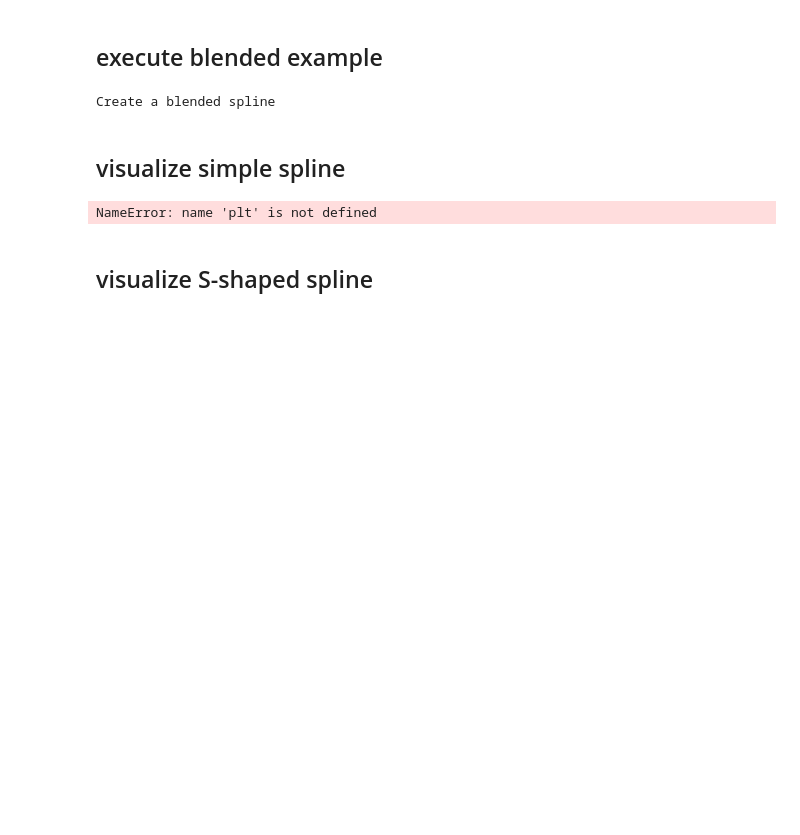
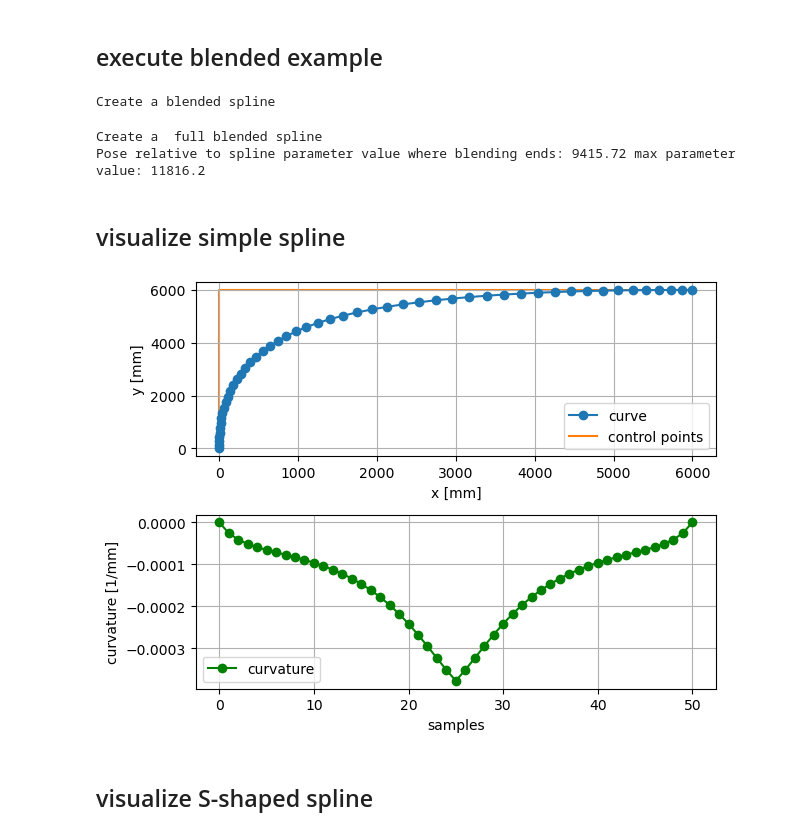
Before and after one commit to TinoKruegerBasjmeleh/rack-spline-lib, a Jupyter notebook: examples/TestVisual_examples.ipynb, the cells around one changed output. Cells and saved outputs as stored; diff of their text form; code cells hidden in the pictures; blank space fills up the shorter version.

```diff
--- a/examples/TestVisual_examples.ipynb
+++ b/examples/TestVisual_examples.ipynb
@@ -63,41 +63,52 @@ else :
     print("No file found, please build files before!")
 # %% [output]
 Create a blended spline
+# %%
+path_bs = './create_blended_full'
+
+isFile = os.path.isfile(path_bs)
+if(isFile):
+    os.system(path_bs)
+else :
+    print("No file found, please build files before!")
+# %% [output]
+Create a  full blended spline
+Pose relative to spline parameter value where blending ends: 9415.72 max parameter value: 11816.2
 # %% [markdown]
 ## visualize simple spline
 # %%
 path_f_sp = './curve_points.txt'
 path_f_cp = './controlpoints.txt'
 
 fig, (ax1, ax2) = plt.subplots(nrows=2,ncols=1)
 
 isFile = os.path.isfile(path_f_sp)
 if(isFile):
 
     #read text files
-    x, y, curve = np.loadtxt(path_f_sp,unpack=True)
+    x, y, angle = np.loadtxt(path_f_sp,unpack=True)
     xc, yc = np.loadtxt(path_f_cp,unpack=True)
     #make point plot
     ax1.plot(x, y, 'o-', label="curve",  zorder=2)
     ax1.plot(xc, yc, label="control points",  zorder=1)
     ax1.set_xlabel('x [mm]')
     ax1.set_ylabel('y [mm]')
     ax1.legend()
     ax1.grid()
 
     #read text files
     num, cuv = np.loadtxt("curvature.txt", unpack=True)
     #make curvature plot
     ax2.plot(num, cuv, 'o-', label="curvature", color='green')
     ax2.set_xlabel('samples')
     ax2.set_ylabel('curvature [1/mm]')
     ax2.legend()
     ax2.grid()
 
     plt.tight_layout()
     plt.show()
 # %% [output]
-NameError: name 'plt' is not defined
+[figure, added]
 # %% [markdown]
 ## visualize S-shaped spline
 # %%
```
Also changed, not shown: parts of 6 cells of this notebook, 3 other files.
